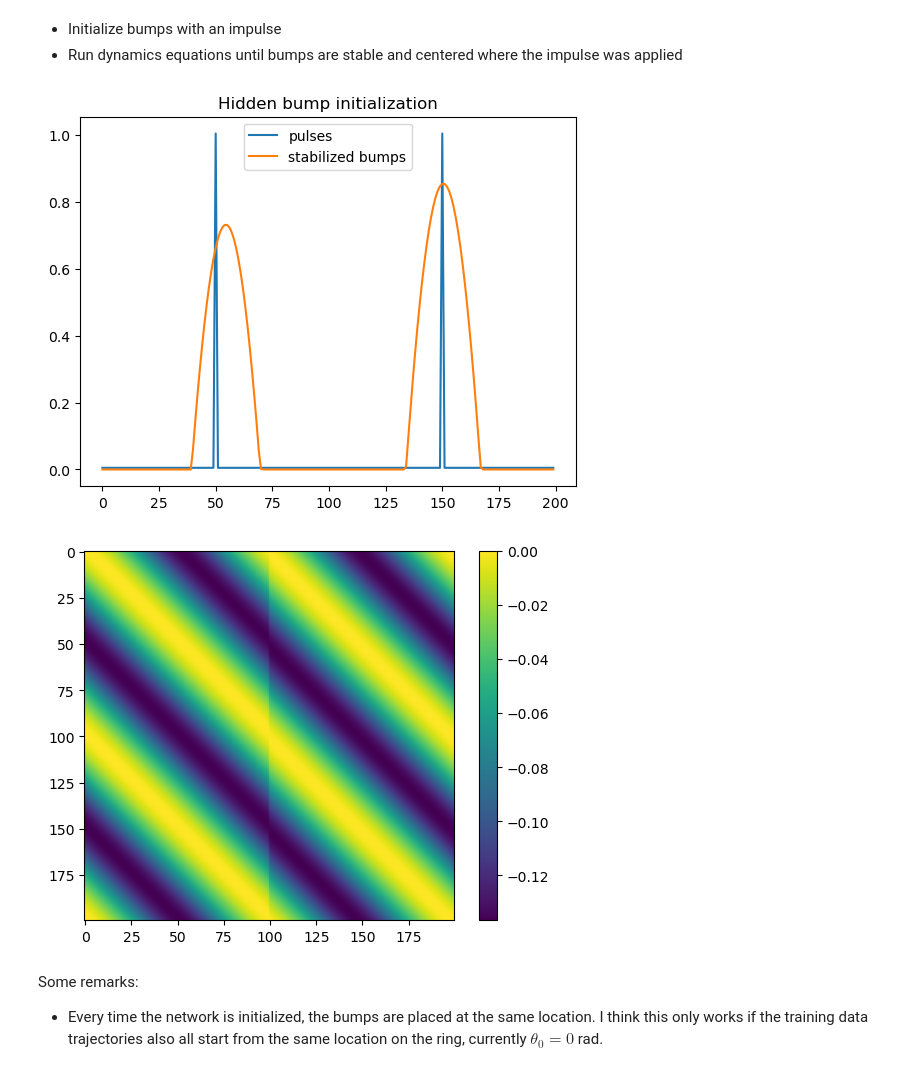
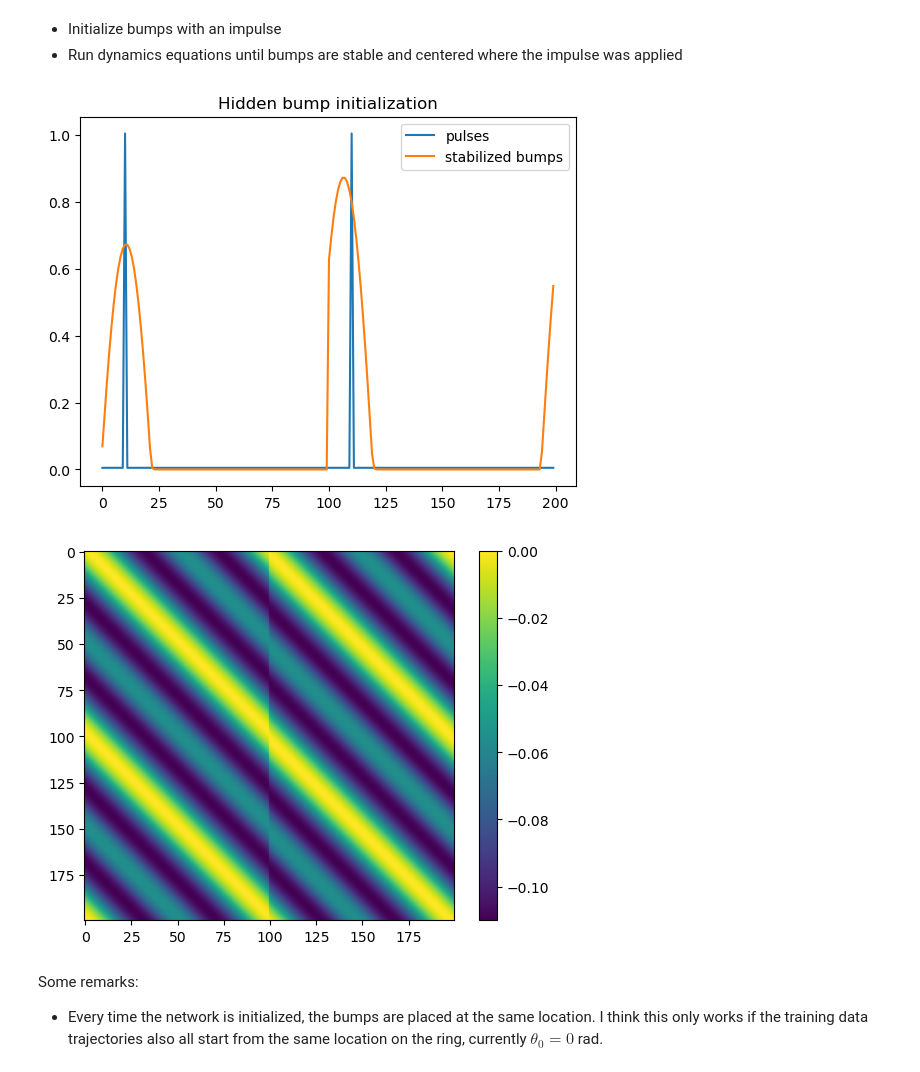
Before and after one commit to alexnegron/modular-dynamics, a Jupyter notebook: notebooks/modular_dynamics_rnn_independent_velocities_experiments.ipynb, the cells around one changed output. Drawn from its saved outputs; the diff is of its cells as text; code cells hidden in the pictures.

```diff
--- a/notebooks/modular_dynamics_rnn_independent_velocities_experiments.ipynb
+++ b/notebooks/modular_dynamics_rnn_independent_velocities_experiments.ipynb
@@ -16,5 +18,6 @@ Intel MKL WARNING: Support of Intel(R) Streaming SIMD Extensions 4.2 (Intel(R) S
 # %%
 torch.set_default_tensor_type(torch.DoubleTensor)
-device = 'cuda' if torch.cuda.is_available() else 'cpu'
+# device = 'cuda' if torch.cuda.is_available() else 'cpu'
+device = 'mps' if torch.has_mps else 'cpu'
 print(device)
 # %% [output]
@@ -29,29 +30,48 @@ from src.modular_rnn import ModRNN, RingModule
 # %%
-rnn = ModRNN(input_size=1, output_size=2)
+rnn = ModRNN(1,
+             2,
+             device=device,
+             nNeurons=100,
+             nBumps=1,
+             length=30,
+             gNoiseMag=None,
+             fano=None,
+             dt=.5,
+             tau=10.0,
+             alpha = 1.0,
+             wWeight=11.0,
+            #  wWeight=8.0,
+             wShift=2,
+             wScaling=True,
+             restingMag=1.0,
+             gammaMultiplier=1,
+             pulseMag = 1.0,
+             pulsePosition = 10
+            )
 bump_period = int(rnn.CTRNN.nNeurons / rnn.CTRNN.nBumps) # bump distance
 pulse_inds = bump_period * np.arange(rnn.CTRNN.nBumps)
 pulse_inds = np.concatenate((pulse_inds, rnn.CTRNN.nNeurons + pulse_inds))
 pulse_inds += int(rnn.CTRNN.pulsePosition % bump_period)
 pulse_inputs = torch.zeros(2 * rnn.CTRNN.nNeurons, device=rnn.CTRNN.device)
 pulse_inputs[pulse_inds] = rnn.CTRNN.pulseMag
 
 init_hidden_pre = 0.005 * torch.ones(2 * rnn.CTRNN.nNeurons, device=rnn.CTRNN.device) + pulse_inputs # initial hidden state before dynamics to stabilize bumps
 init_hidden_post = rnn.CTRNN.init_hidden() # initial hidden state *after* dynamics to stabilize bumps
 
 
 plt.plot(init_hidden_pre.cpu().numpy(), label='pulses')
 plt.plot(init_hidden_post.detach().numpy(), label='stabilized bumps')
 plt.title('Hidden bump initialization')
 plt.legend()
 plt.show()
 # %% [output]
-[figure, old version]
+[figure, new version]
 # %%
 plt.imshow(rnn.CTRNN.wAttractor.numpy())
 plt.colorbar()
 plt.show()
 # %% [output]
-[figure, old version]
+[figure, new version]
 # %% [markdown]
 Some remarks:
 - Every time the network is initialized, the bumps are placed at the same location. I think this only works if the training data trajectories also all start from the same location on the ring, currently $\theta_0 = 0$ rad.
```
Also changed, not shown: parts of 24 cells of this notebook, 2 other files.
